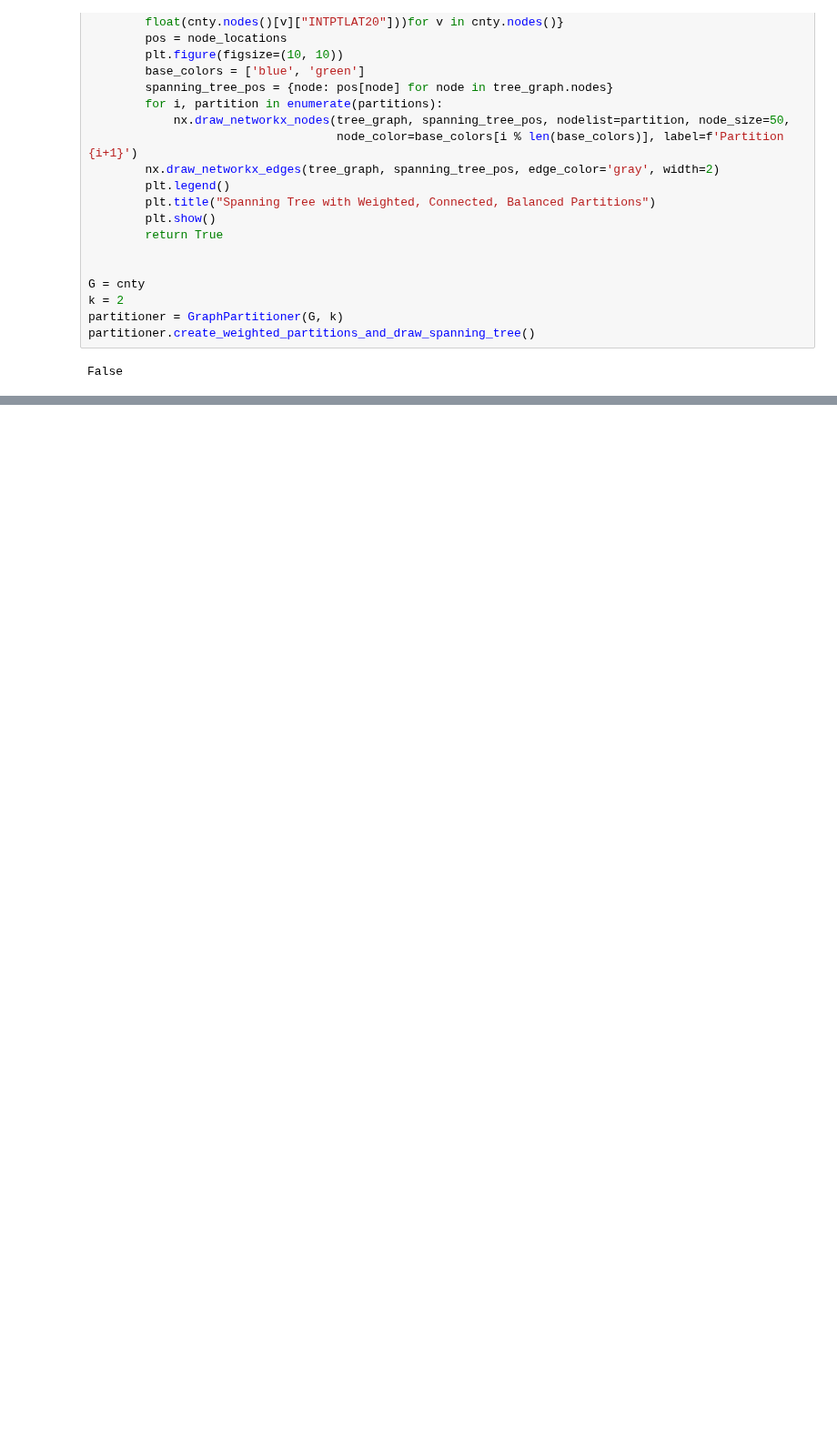
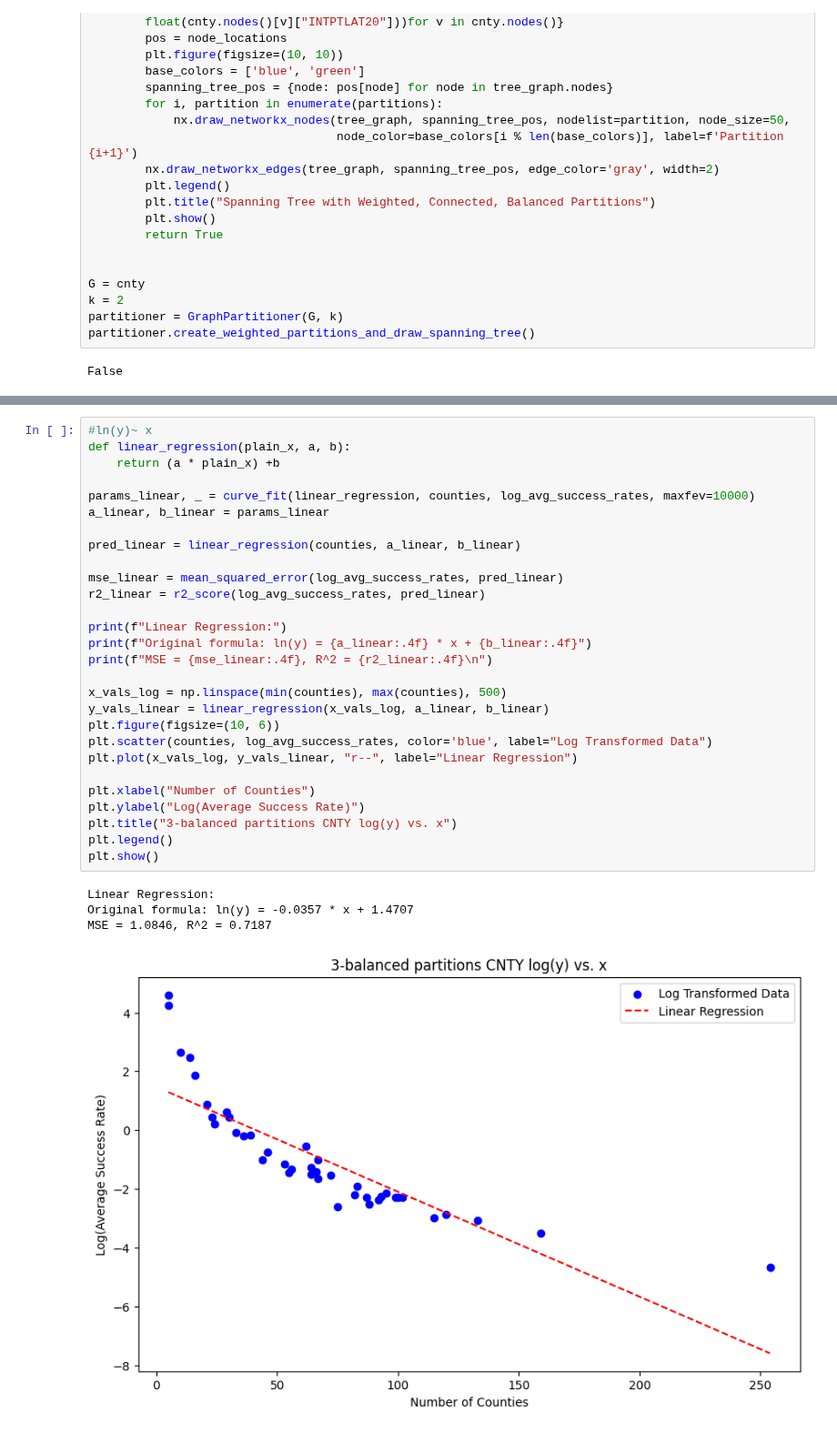
Before and after one commit to brookecarofeinberg/SamplingBalancedForests, a Jupyter notebook: MATH_HM_104.ipynb, the cells around one changed output, grey strips where cells are left out. Shown at 91% size. Saved outputs shown, nothing was run; the diff lists cells and outputs as text; blank space fills up the shorter version.

```diff
--- a/MATH_HM_104.ipynb
+++ b/MATH_HM_104.ipynb
@@ -182,0 +293,33 @@ run_partition_simulations(cnty, p=2, k=178)
+# %%
+#ln(y)~ x
+def linear_regression(plain_x, a, b):
+    return (a * plain_x) +b
+
+params_linear, _ = curve_fit(linear_regression, counties, log_avg_success_rates, maxfev=10000)
+a_linear, b_linear = params_linear
+
+pred_linear = linear_regression(counties, a_linear, b_linear)
+
+mse_linear = mean_squared_error(log_avg_success_rates, pred_linear)
+r2_linear = r2_score(log_avg_success_rates, pred_linear)
+
+print(f"Linear Regression:")
+print(f"Original formula: ln(y) = {a_linear:.4f} * x + {b_linear:.4f}")
+print(f"MSE = {mse_linear:.4f}, R^2 = {r2_linear:.4f}\n")
+
+x_vals_log = np.linspace(min(counties), max(counties), 500)
+y_vals_linear = linear_regression(x_vals_log, a_linear, b_linear)
+plt.figure(figsize=(10, 6))
+plt.scatter(counties, log_avg_success_rates, color='blue', label="Log Transformed Data")
+plt.plot(x_vals_log, y_vals_linear, "r--", label="Linear Regression")
+
+plt.xlabel("Number of Counties")
+plt.ylabel("Log(Average Success Rate)")
+plt.title("3-balanced partitions CNTY log(y) vs. x")
+plt.legend()
+plt.show()
+# %% [output]
+Linear Regression:
+Original formula: ln(y) = -0.0357 * x + 1.4707
+MSE = 1.0846, R^2 = 0.7187
+[figure, added]
```
Also changed, not shown: parts of 10 cells of this notebook.
